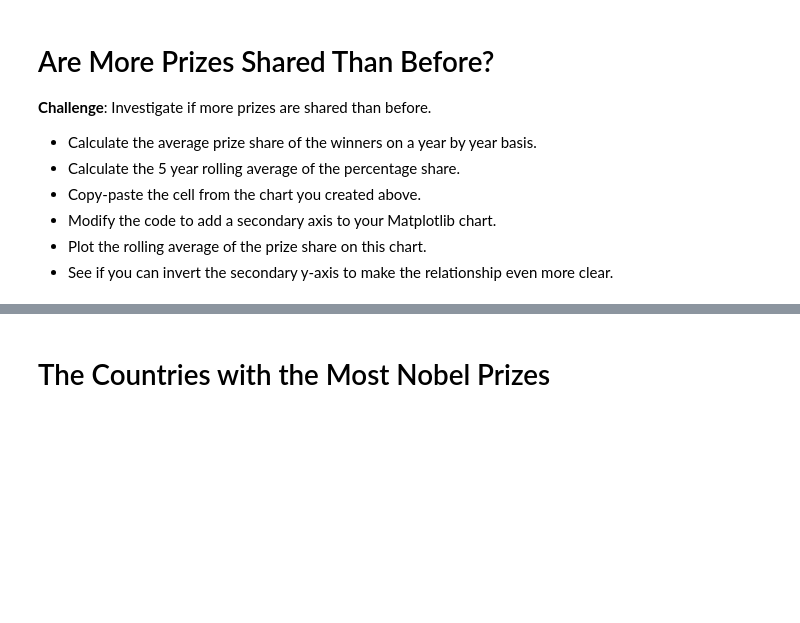
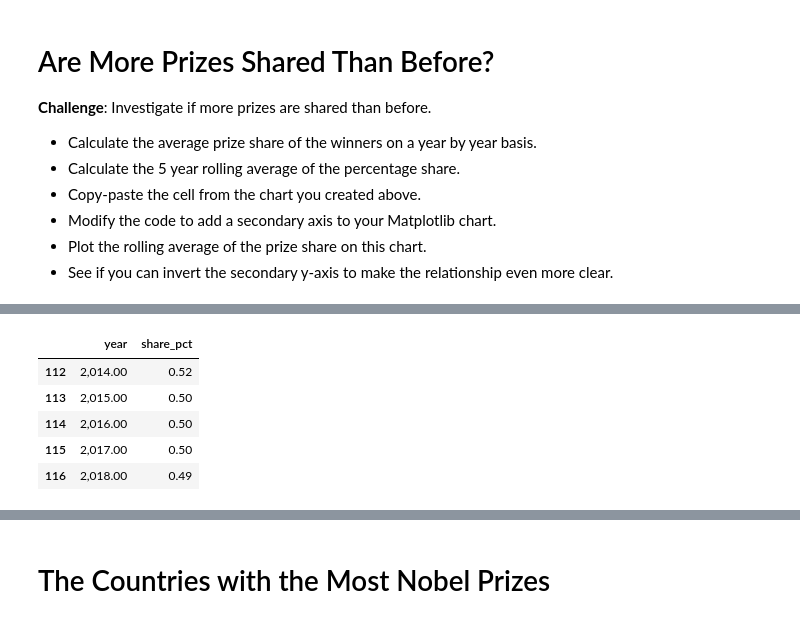
Before and after one commit to renankin/100-days-of-code, a Jupyter notebook: day-079/nobel-prize-analysis/Nobel_Prize_Analysis.ipynb, the cells around one changed output, grey strips where cells are left out. Saved outputs shown, nothing was run; the diff lists cells and outputs as text; code cells hidden in the pictures; blank space fills up the shorter version.

```diff
--- a/day-079/nobel-prize-analysis/Nobel_Prize_Analysis.ipynb
+++ b/day-079/nobel-prize-analysis/Nobel_Prize_Analysis.ipynb
@@ -319,0 +341,11 @@ plt.show()
+# %%
+roll_share_df = yearly_avg_share.rolling(window=5).mean()
+
+roll_share_df.tail()
+# %% [output]
+|  | year | share_pct |
+| 112 | 2,014.00 | 0.52 |
+| 113 | 2,015.00 | 0.50 |
+| 114 | 2,016.00 | 0.50 |
+| 115 | 2,017.00 | 0.50 |
+| 116 | 2,018.00 | 0.49 |
```
Also changed, not shown: parts of 5 cells of this notebook.
